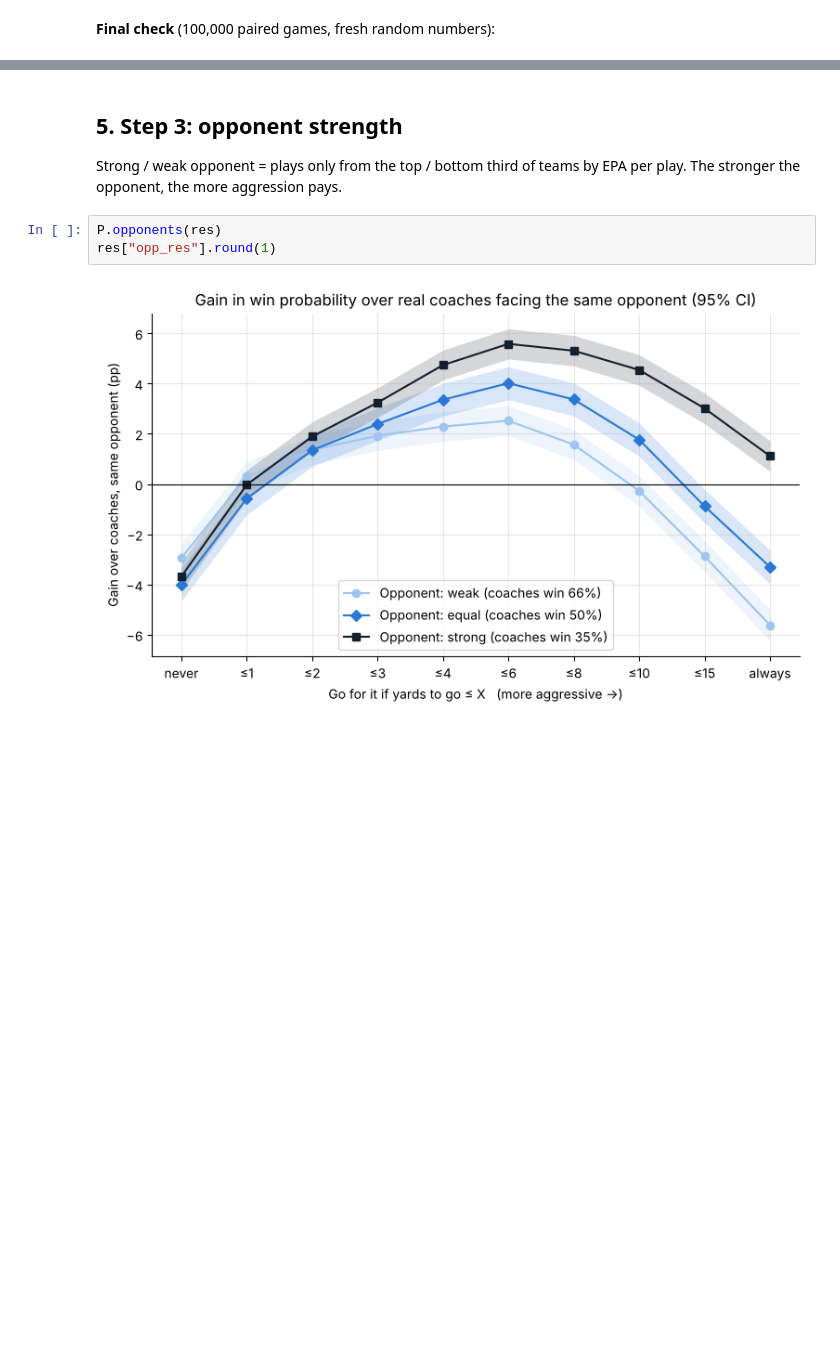
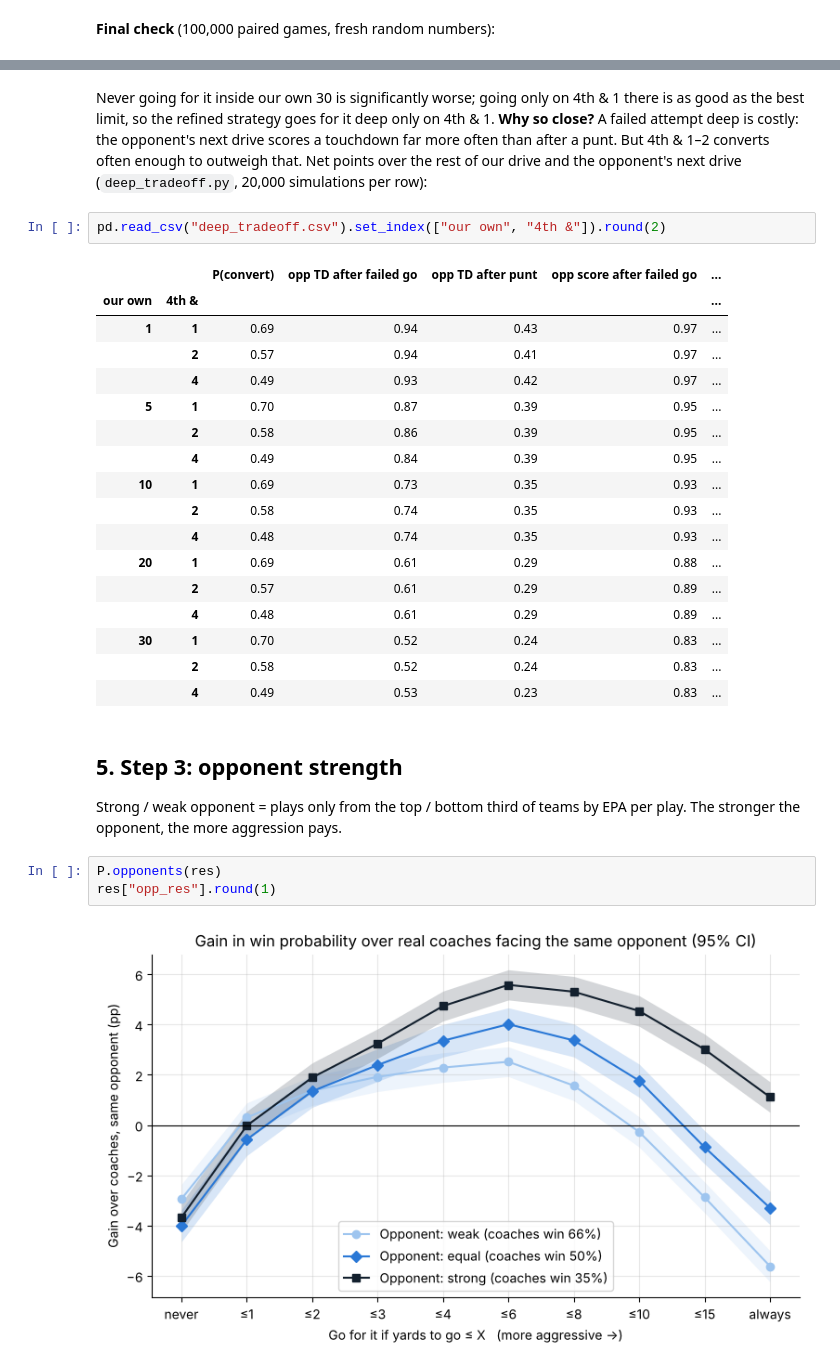
Before and after one commit to eirikur7/nfl4thdown, a Jupyter notebook: results.ipynb, the cells around one changed output, grey strips where cells are left out. Cells and saved outputs as stored; diff of their text form; blank space fills up the shorter version.

```diff
--- a/results.ipynb
+++ b/results.ipynb
@@ -165,3 +174,28 @@ res["deep_refine"].round(3)
+# %% [markdown]
+Never going for it inside our own 30 is significantly worse; going only on 4th & 1 there is as good as the best limit, so
+the refined strategy goes for it deep only on 4th & 1. **Why so close?** A failed attempt deep is costly: the opponent's next
+drive scores a touchdown far more often than after a punt. But 4th & 1–2 converts often enough to outweigh that.
+Net points over the rest of our drive and the opponent's next drive (`deep_tradeoff.py`, 20,000 simulations per row):
+# %%
+pd.read_csv("deep_tradeoff.csv").set_index(["our own", "4th &"]).round(2)
+# %% [output]
+|  |  | P(convert) | opp TD after failed go | opp TD after punt | opp score after failed go | ... |
+| our own | 4th & |  |  |  |  | ... |
+| 1 | 1 | 0.69 | 0.94 | 0.43 | 0.97 | ... |
+|  | 2 | 0.57 | 0.94 | 0.41 | 0.97 | ... |
+|  | 4 | 0.49 | 0.93 | 0.42 | 0.97 | ... |
+| 5 | 1 | 0.70 | 0.87 | 0.39 | 0.95 | ... |
+|  | 2 | 0.58 | 0.86 | 0.39 | 0.95 | ... |
+|  | 4 | 0.49 | 0.84 | 0.39 | 0.95 | ... |
+| 10 | 1 | 0.69 | 0.73 | 0.35 | 0.93 | ... |
+|  | 2 | 0.58 | 0.74 | 0.35 | 0.93 | ... |
+|  | 4 | 0.48 | 0.74 | 0.35 | 0.93 | ... |
+| 20 | 1 | 0.69 | 0.61 | 0.29 | 0.88 | ... |
+|  | 2 | 0.57 | 0.61 | 0.29 | 0.89 | ... |
+|  | 4 | 0.48 | 0.61 | 0.29 | 0.89 | ... |
+| 30 | 1 | 0.70 | 0.52 | 0.24 | 0.83 | ... |
+|  | 2 | 0.58 | 0.52 | 0.24 | 0.83 | ... |
+|  | 4 | 0.49 | 0.53 | 0.23 | 0.83 | ... |
 # %% [markdown]
 ## 5. Step 3: opponent strength
 Strong / weak opponent = plays only from the top / bottom third of teams by EPA per play.
```
Also changed, not shown: parts of 14 cells of this notebook, 4 other files.
